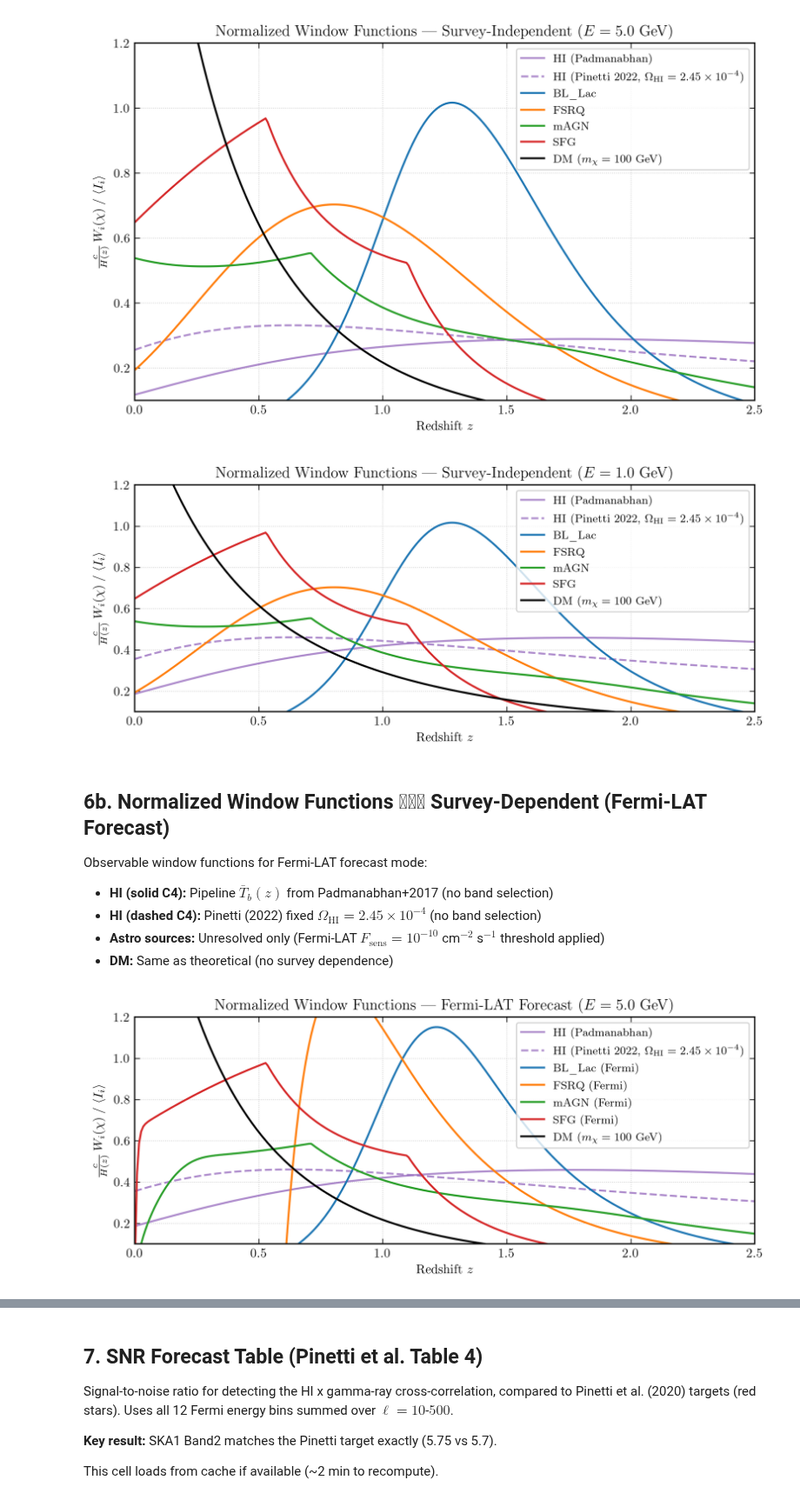
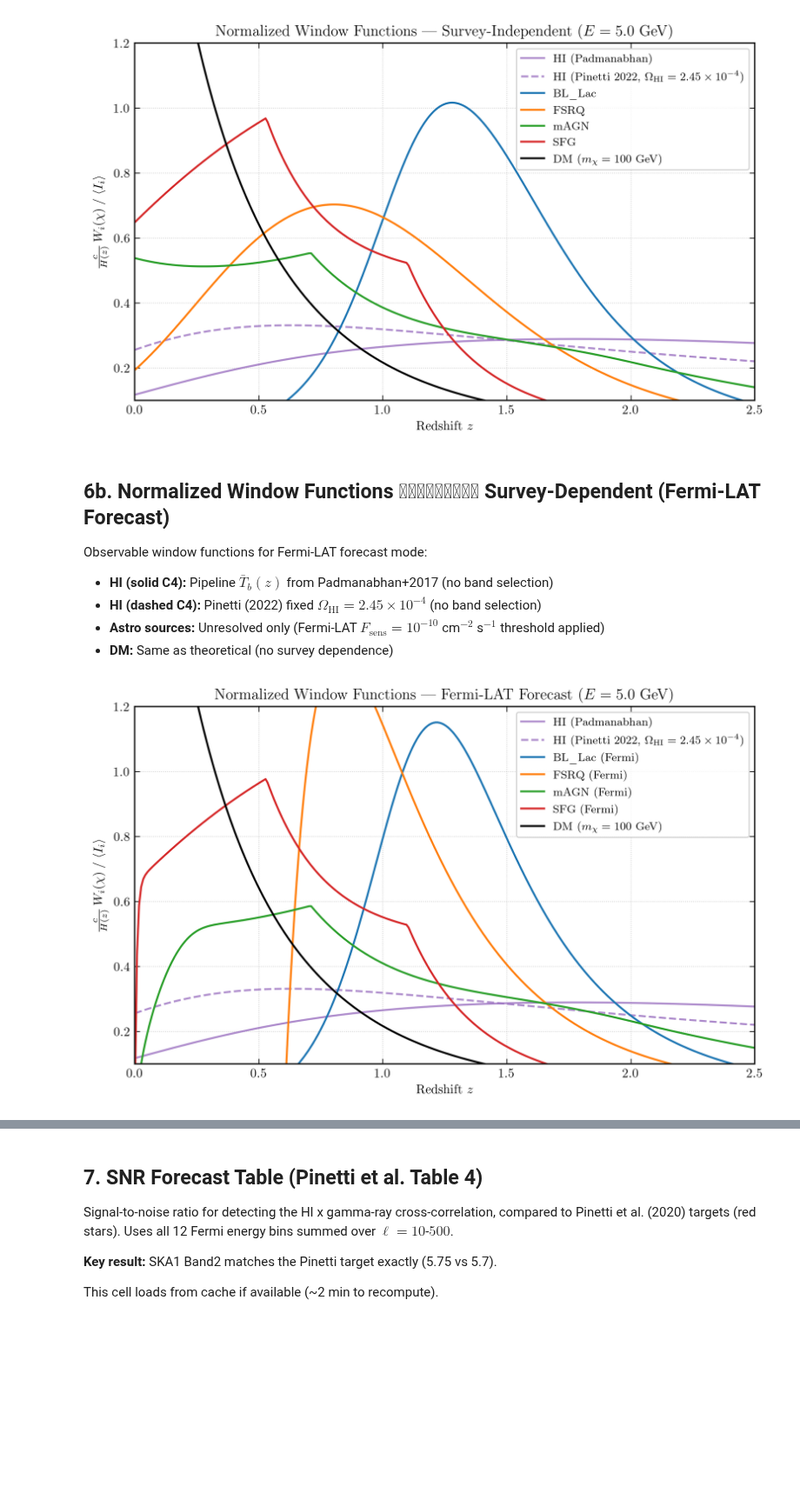
Before and after one commit to raw-asparagus/hixugrb, a Jupyter notebook: notebooks/pipeline_validation.ipynb, the cells around one changed output, grey strips where cells are left out. Shown at 87% size. Saved outputs shown, nothing was run; the diff lists cells and outputs as text; code cells hidden in the pictures; blank space fills up the shorter version.

Commit message:
[Package] Standardize normalization redshift width

```diff
--- a/notebooks/pipeline_validation.ipynb
+++ b/notebooks/pipeline_validation.ipynb
@@ -245,41 +241,8 @@ ax.legend(); ax.set_xlim(0.0, 2.5); ax.set_ylim(0.1, 1.2)
 fig.tight_layout()
 # %% [output]
 [figure]
-# %%
-E_low = 1.0
-z_plot_low = np.linspace(0.001, 2.5, 300)
-dz_low = z_plot_low[1] - z_plot_low[0]
-c_h_over_H_low = np.array([cfg.C_LIGHT_KM_S * cfg.h / cosmo.H(z) for z in z_plot_low])
-
-W_hi_padma_low = np.array([hi.T_bar_b(z) for z in z_plot_low]) * c_h_over_H_low
-I_hi_padma_low = np.sum(W_hi_padma_low) * dz_low
-W_hi_padma_low_norm = W_hi_padma_low / I_hi_padma_low if I_hi_padma_low > 0 else np.zeros_like(z_plot_low)
-
-W_hi_pin_low = np.array([p22.T_bar_b_thesis(z) for z in z_plot_low]) * c_h_over_H_low
-I_hi_pin_low = np.sum(W_hi_pin_low) * dz_low
-W_hi_pin_low_norm = W_hi_pin_low / I_hi_pin_low if I_hi_pin_low > 0 else np.zeros_like(z_plot_low)
-
-W_norm_low = ap.normalized_windows(z_plot_low, E_GeV=E_low, m_chi_GeV=m_chi,
-                                   unresolved_only=False, include_DM=True)
-
-fig, ax = sty.textwidth_figure(7)
-ax.plot(z_plot_low, W_hi_padma_low_norm, color='C4', **sty.FIT_STYLE, label='HI (Padmanabhan)')
-ax.plot(z_plot_low, W_hi_pin_low_norm, color='C4', **sty.MODEL_STYLE,
-        label=r'HI (Pinetti 2022, $\Omega_{\rm HI}=2.45\times10^{-4}$)')
-for src, color in [('BL_Lac', 'C0'), ('FSRQ', 'C1'), ('mAGN', 'C2'), ('SFG', 'C3')]:
-    ax.plot(z_plot_low, W_norm_low[src], color=color, lw=sty.LW_STANDARD, label=src)
-ax.plot(z_plot_low, W_norm_low['DM'], color='k', lw=sty.LW_STANDARD,
-        label=r'DM ($m_\chi=' + f'{m_chi:.0f}' + r'$ GeV)')
-
-ax.set_xlabel(r'Redshift $z$')
-ax.set_ylabel(r'$\frac{c}{H(z)}\,W_i(\chi)\;/\;\langle I_i \rangle$')
-ax.set_title(r'Normalized Window Functions --- Survey-Independent ($E = ' + f'{E_low}' + r'$ GeV)')
-ax.legend(); ax.set_xlim(0.0, 2.5); ax.set_ylim(0.1, 1.2)
-fig.tight_layout()
-# %% [output]
-[figure, removed]
 # %% [markdown]
-## 6b. Normalized Window Functions ﷿﷿﷿ Survey-Dependent (Fermi-LAT Forecast)
+## 6b. Normalized Window Functions ﷿﷿﷿﷿﷿﷿﷿﷿﷿ Survey-Dependent (Fermi-LAT Forecast)
 
 Observable window functions for Fermi-LAT forecast mode:
 - **HI (solid C4):** Pipeline $\bar{T}_b(z)$ from Padmanabhan+2017 (no band selection)
@@ -288,34 +251,32 @@ Observable window functions for Fermi-LAT forecast mode:
 - **DM:** Same as theoretical (no survey dependence)
 # %%
 z_plot2 = np.linspace(0.001, 2.5, 300)
-dz2 = z_plot2[1] - z_plot2[0]
 c_h_over_H2 = np.array([cfg.C_LIGHT_KM_S * cfg.h / cosmo.H(z) for z in z_plot2])
 
+# Normalize HI over extended grid [0, z_norm_max] (consistent with 6a)
 W_hi_padma2 = np.array([hi.T_bar_b(z) for z in z_plot2]) * c_h_over_H2
-I_p2 = np.sum(W_hi_padma2) * dz2
-W_hi_padma2_norm = W_hi_padma2 / I_p2 if I_p2 > 0 else np.zeros_like(z_plot2)
+W_hi_padma2_norm = W_hi_padma2 / (np.sum(W_hi_padma_ext) * dz_ext)
 
 W_hi_pin2 = np.array([p22.T_bar_b_thesis(z) for z in z_plot2]) * c_h_over_H2
-I_pin2 = np.sum(W_hi_pin2) * dz2
-W_hi_pin2_norm = W_hi_pin2 / I_pin2 if I_pin2 > 0 else np.zeros_like(z_plot2)
+W_hi_pin2_norm = W_hi_pin2 / (np.sum(W_hi_pinetti_ext) * dz_ext)
 
 W_survey = ap.normalized_windows(z_plot2, E_GeV=E_ref, m_chi_GeV=m_chi,
                                  unresolved_only=True, include_DM=True)
 
-fig, ax = sty.textwidth_figure(7)
+fig, ax = sty.textwidth_figure(10)
 ax.plot(z_plot2, W_hi_padma2_norm, color='C4', **sty.FIT_STYLE, label='HI (Padmanabhan)')
 ax.plot(z_plot2, W_hi_pin2_norm, color='C4', **sty.MODEL_STYLE,
         label=r'HI (Pinetti 2022, $\Omega_{\rm HI}=2.45\times10^{-4}$)')
 for src, color in [('BL_Lac', 'C0'), ('FSRQ', 'C1'), ('mAGN', 'C2'), ('SFG', 'C3')]:
     ax.plot(z_plot2, W_survey[src], color=color, lw=sty.LW_STANDARD, label=src + ' (Fermi)')
 ax.plot(z_plot2, W_survey['DM'], color='k', lw=sty.LW_STANDARD,
         label=r'DM ($m_\chi=' + f'{m_chi:.0f}' + r'$ GeV)')
 
 ax.set_xlabel(r'Redshift $z$')
 ax.set_ylabel(r'$\frac{c}{H(z)}\,W_i(\chi)\;/\;\langle I_i \rangle$')
 ax.set_title(r'Normalized Window Functions --- Fermi-LAT Forecast ($E = ' + f'{E_ref}' + r'$ GeV)')
 ax.legend(loc='upper right'); ax.set_xlim(0.0, 2.5); ax.set_ylim(0.1, 1.2)
 fig.tight_layout()
 # %% [output]
-[figure, old version]
+[figure, new version]
 # %% [markdown]
```
Also changed, not shown: parts of 8 cells of this notebook.
